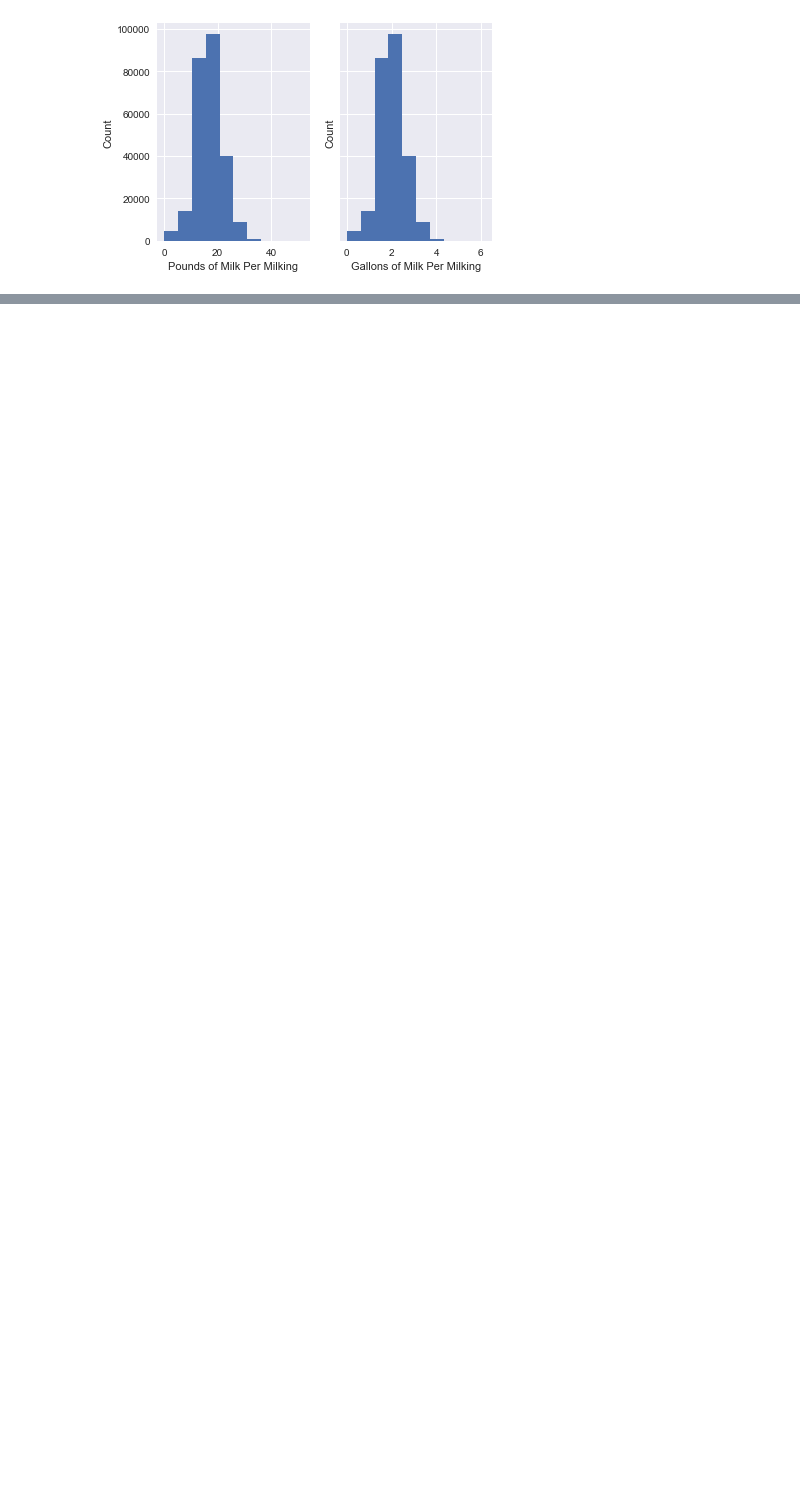
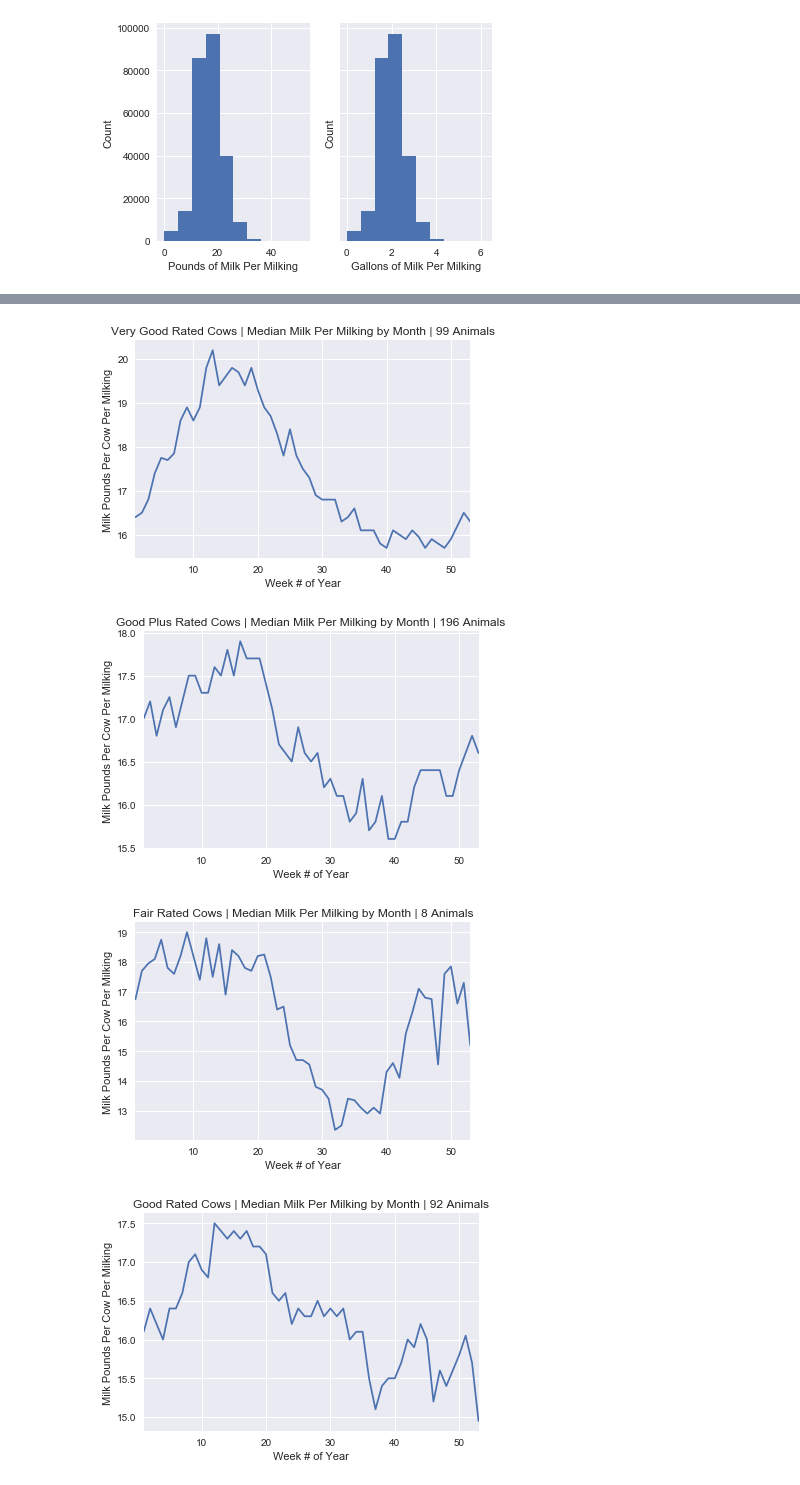
Before and after one commit to falaktheoptimist/happy-cows, a Jupyter notebook: notebooks/weather_and_milk_production.ipynb, the cells around one changed output, grey strips where cells are left out. Cells and saved outputs as stored; diff of their text form; code cells hidden in the pictures; blank space fills up the shorter version.

```diff
--- a/notebooks/weather_and_milk_production.ipynb
+++ b/notebooks/weather_and_milk_production.ipynb
@@ -105,0 +108,20 @@ plt.show()
+# %%
+animals = classification[['animal_id', 'final_score', 'category']]
+volumes = milk_volumes[['date', 'animal_id', 'milk_weight']]
+
+classification_list = a['category'].unique()
+animals_and_volumes = pd.merge(left=animals.dropna(), right=volumes.dropna(), left_on='animal_id', right_on='animal_id')
+
+for classification in classification_list:
+    animal_count = animals[animals['category'] == classification]['category'].count()
+    plot = animals_and_volumes[animals_and_volumes['category'] == classification]
+    plot['milk_weight'].groupby(plot['date'].dt.week).median().plot()
+    plt.xlabel('Week # of Year')
+    plt.ylabel('Milk Pounds Per Cow Per Milking')
+    plt.title(f'{classification} Rated Cows | Median Milk Per Milking by Month | {animal_count} Animals')
+    plt.show()
+# %% [output]
+[figure, added]
+[figure, added]
+[figure, added]
+[figure, added]
```
Also changed, not shown: parts of 20 cells of this notebook, 2 other files.
